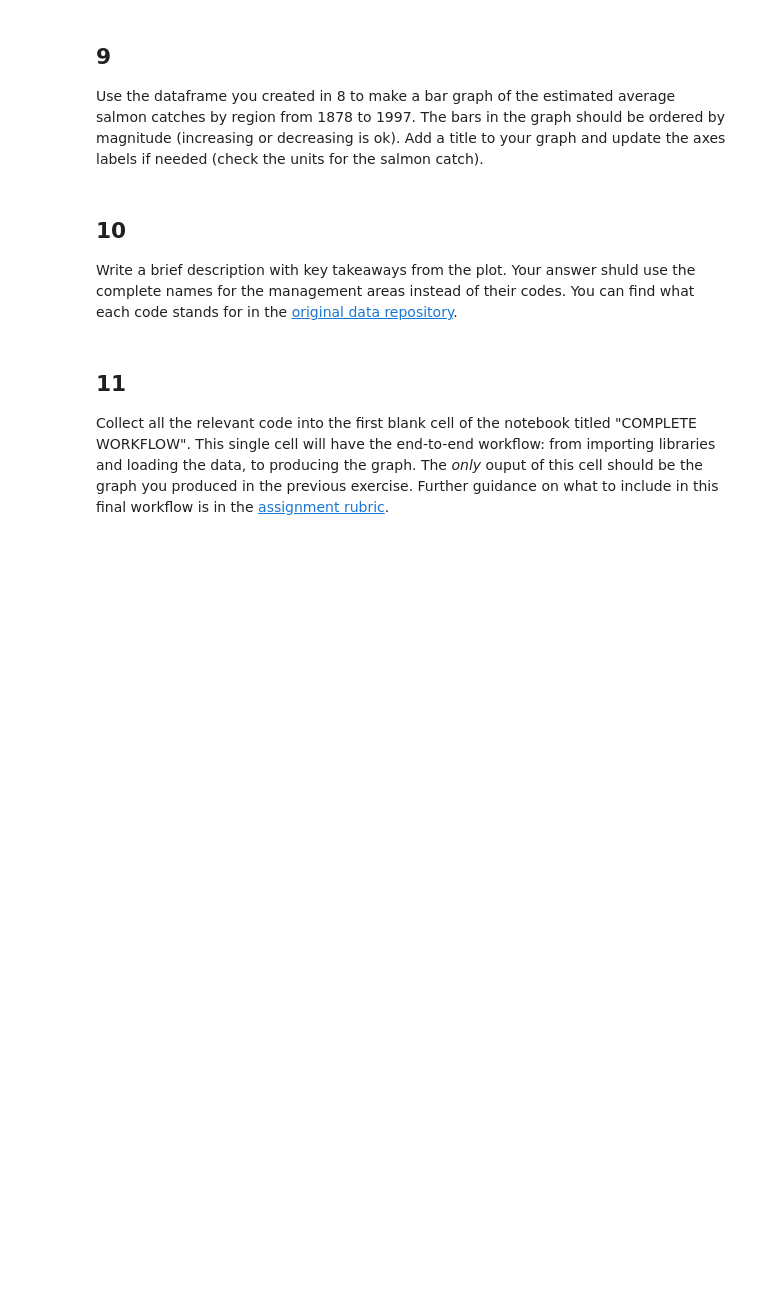
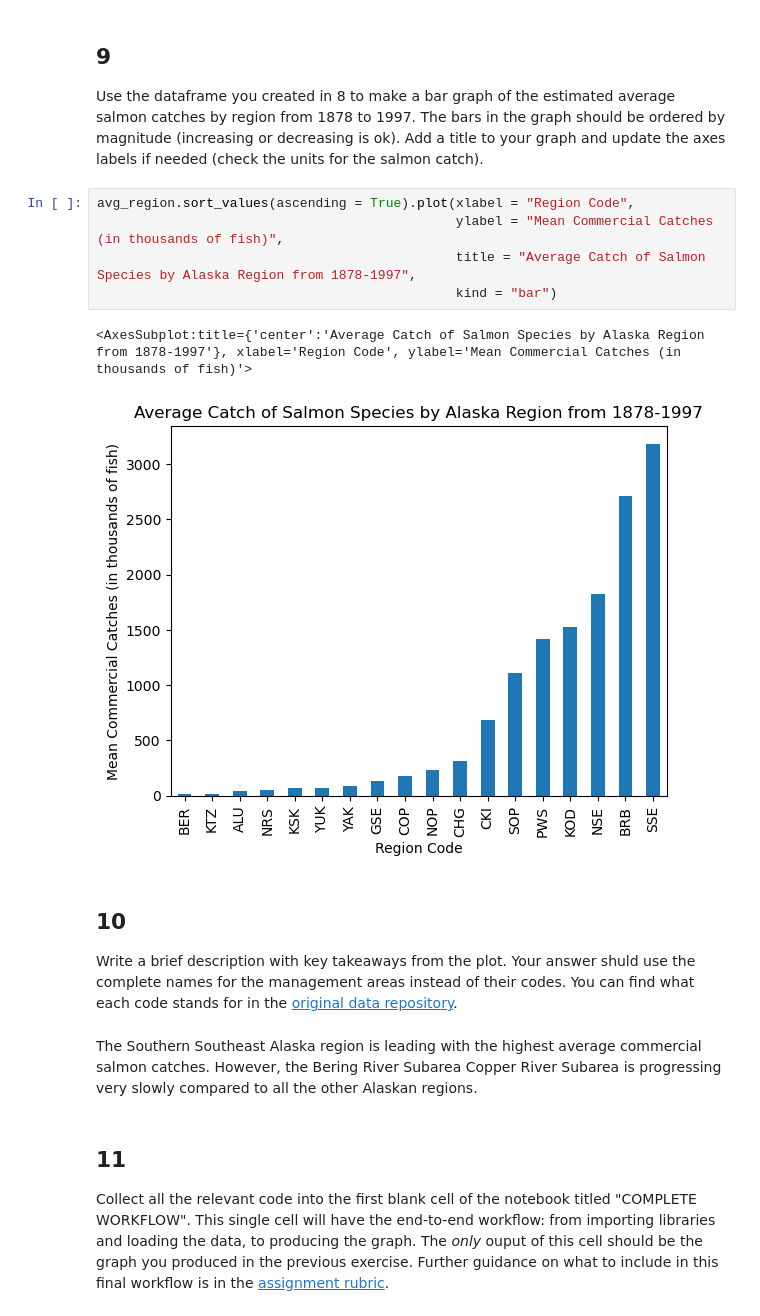
Before and after one commit to matteo-torres/eds220-hwk2, a Jupyter notebook: hwk2-task2-salmon.ipynb, the cells around one changed output. Saved outputs shown, nothing was run; the diff lists cells and outputs as text; blank space fills up the shorter version.

```diff
--- a/hwk2-task2-salmon.ipynb
+++ b/hwk2-task2-salmon.ipynb
@@ -269,6 +269,14 @@ Name: Catch, dtype: float64
 ## 9
 
 Use the dataframe you created in 8 to make a bar graph of the estimated average salmon catches by region from 1878 to 1997. The bars in the graph should be ordered by magnitude (increasing or decreasing is ok). Add a title  to your graph and update the axes labels if needed (check the units for the salmon catch).
+# %%
+avg_region.sort_values(ascending = True).plot(xlabel = "Region Code",
+                                              ylabel = "Mean Commercial Catches (in thousands of fish)",
+                                              title = "Average Catch of Salmon Species by Alaska Region from 1878-1997",
+                                              kind = "bar")
+# %% [output]
+<AxesSubplot:title={'center':'Average Catch of Salmon Species by Alaska Region from 1878-1997'}, xlabel='Region Code', ylabel='Mean Commercial Catches (in thousands of fish)'>
+[figure, added]
 # %% [markdown]
 <!-- END QUESTION -->
 
@@ -277,6 +285,8 @@ Use the dataframe you created in 8 to make a bar graph of the estimated average
 ## 10
 
 Write a brief description with key takeaways from the plot. Your answer shuld use the complete names for the management areas instead of their codes. You can find what each code stands for in the [original data repository](https://knb.ecoinformatics.org/view/df35b.304.2#df35b.303.1).
+# %% [markdown]
+The Southern Southeast Alaska region is leading with the highest average commercial salmon catches. However, the Bering River Subarea Copper River Subarea is progressing very slowly compared to all the other Alaskan regions.
 # %% [markdown]
 ## 11
 
```
